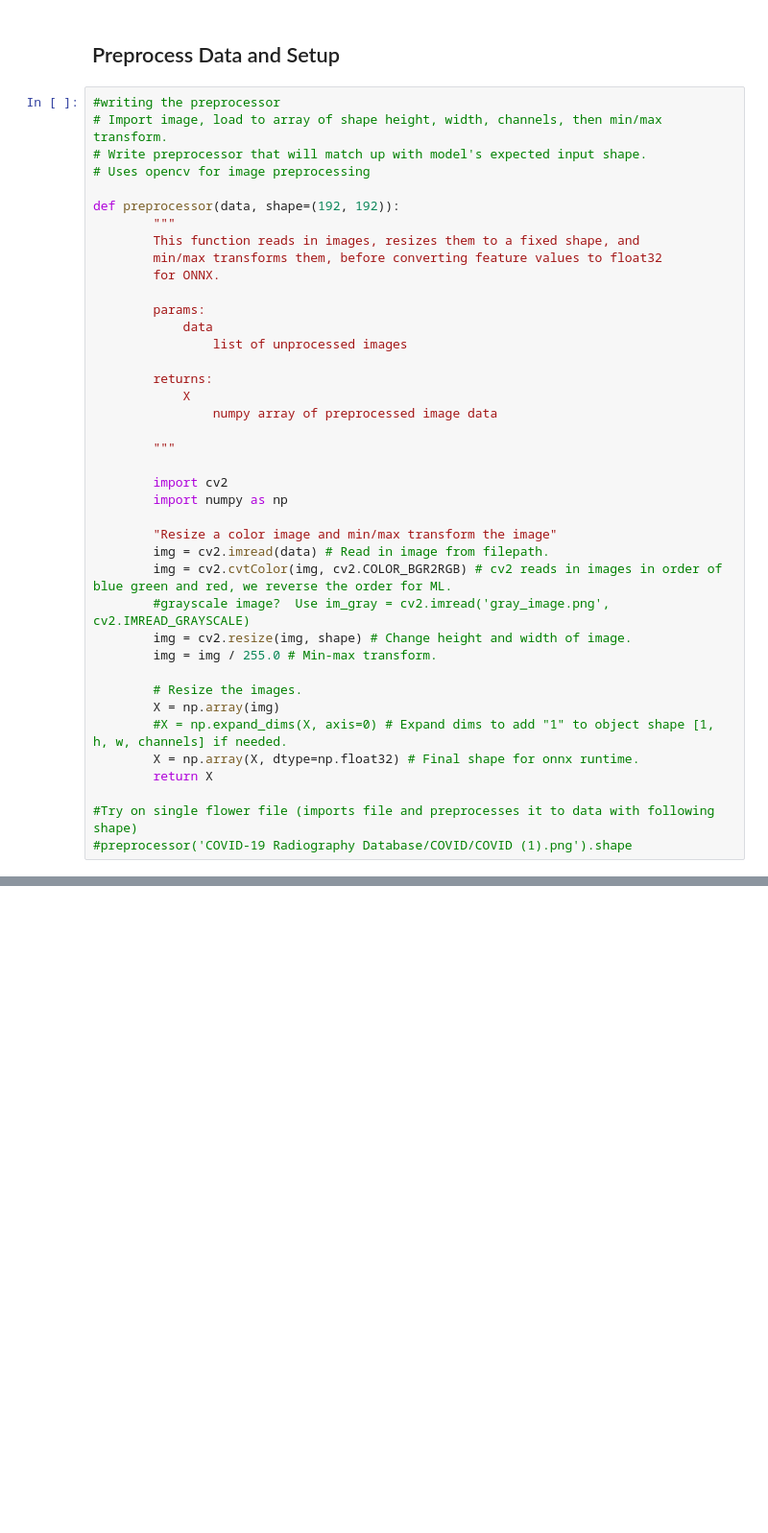
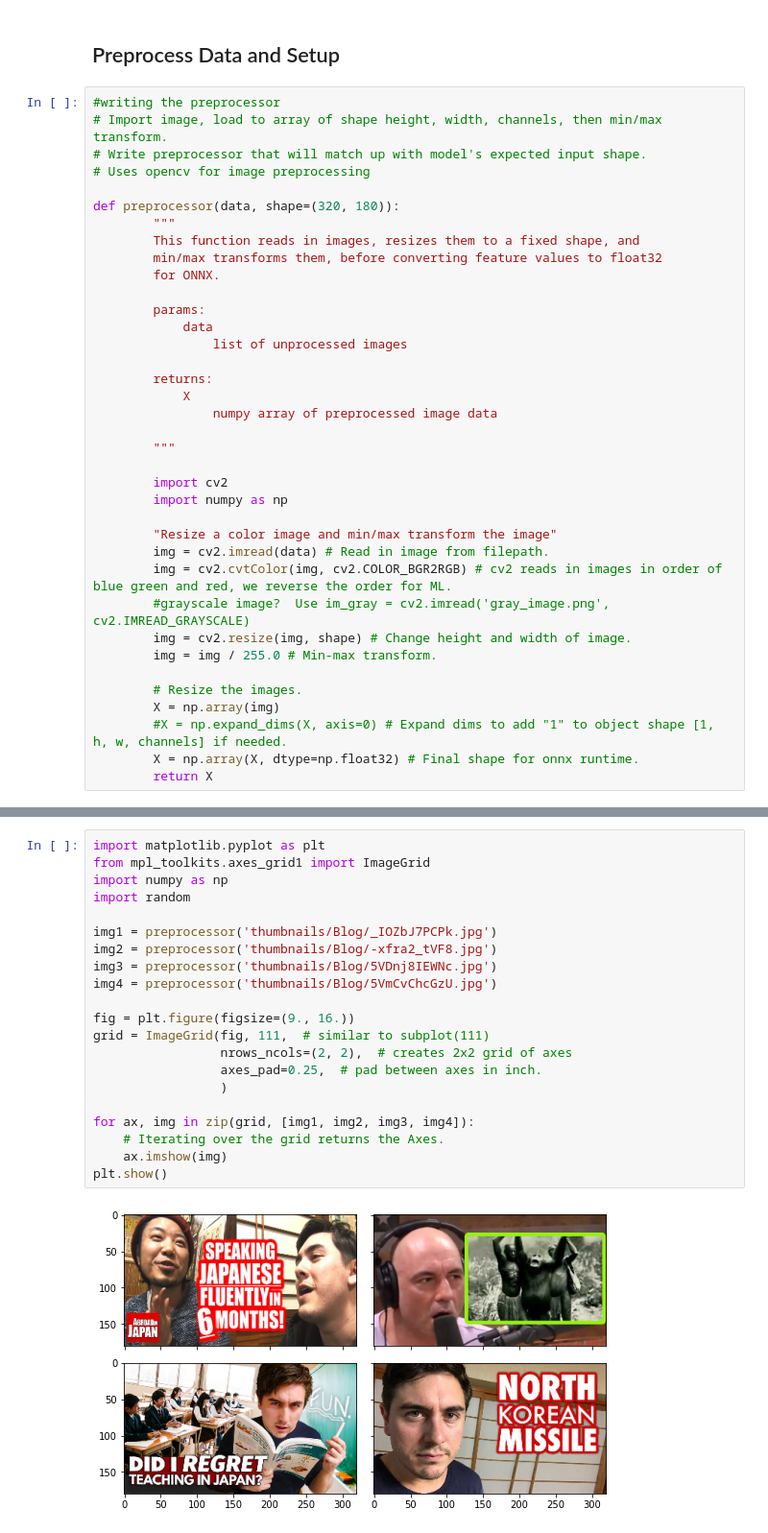
Before and after one commit to ChoLaamY/Youtube_Thumbnail_Classification, a Jupyter notebook: FinalProject.ipynb, the cells around one changed output, grey strips where cells are left out. Shown: that part at 96% size. Saved outputs shown, nothing was run; the diff lists cells and outputs as text; blank space fills up the shorter version.

```diff
--- a/FinalProject.ipynb
+++ b/FinalProject.ipynb
@@ -65,7 +65,7 @@ number of images for each category: [261, 184, 168, 193, 268, 242, 193, 281, 260
 # Write preprocessor that will match up with model's expected input shape.
 # Uses opencv for image preprocessing
 
-def preprocessor(data, shape=(192, 192)):
+def preprocessor(data, shape=(320, 180)):
         """
         This function reads in images, resizes them to a fixed shape, and
         min/max transforms them, before converting feature values to float32
@@ -96,6 +96,3 @@ def preprocessor(data, shape=(192, 192)):
         #X = np.expand_dims(X, axis=0) # Expand dims to add "1" to object shape [1, h, w, channels] if needed.
         X = np.array(X, dtype=np.float32) # Final shape for onnx runtime.
         return X
-
-#Try on single flower file (imports file and preprocesses it to data with following shape)
-#preprocessor('COVID-19 Radiography Database/COVID/COVID (1).png').shape
@@ -101,0 +199,23 @@ def preprocessor(data, shape=(192, 192)):
+# %%
+import matplotlib.pyplot as plt
+from mpl_toolkits.axes_grid1 import ImageGrid
+import numpy as np
+import random
+
+img1 = preprocessor('thumbnails/Blog/_IOZbJ7PCPk.jpg')
+img2 = preprocessor('thumbnails/Blog/-xfra2_tVF8.jpg')
+img3 = preprocessor('thumbnails/Blog/5VDnj8IEWNc.jpg')
+img4 = preprocessor('thumbnails/Blog/5VmCvChcGzU.jpg')
+
+fig = plt.figure(figsize=(9., 16.))
+grid = ImageGrid(fig, 111,  # similar to subplot(111)
+                 nrows_ncols=(2, 2),  # creates 2x2 grid of axes
+                 axes_pad=0.25,  # pad between axes in inch.
+                 )
+
+for ax, img in zip(grid, [img1, img2, img3, img4]):
+    # Iterating over the grid returns the Axes.
+    ax.imshow(img)
+plt.show()
+# %% [output]
+[figure, added]
```
Also changed, not shown: parts of 6 cells of this notebook.
